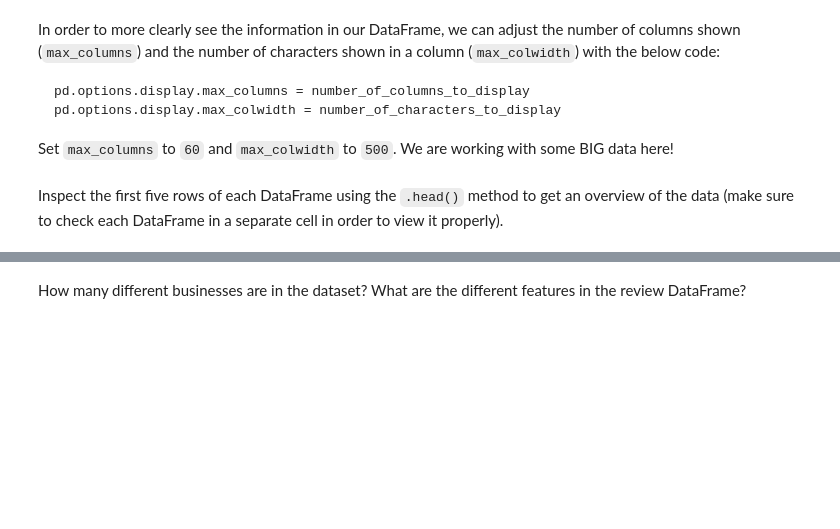
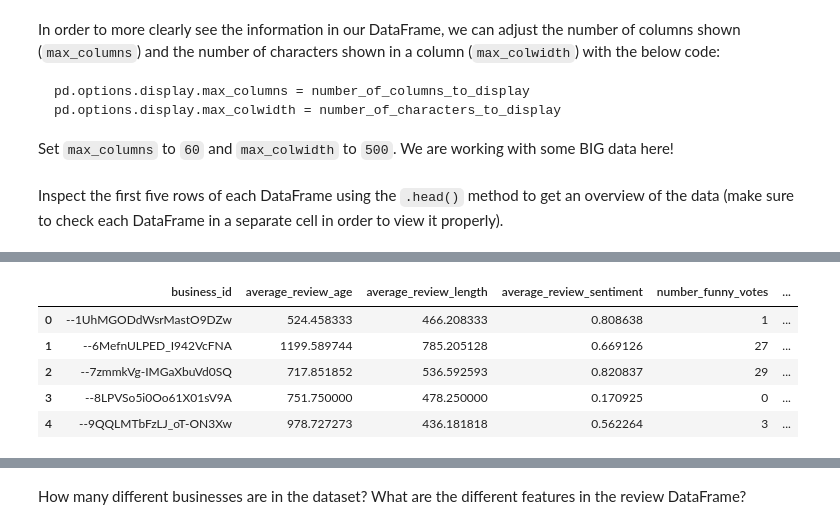
Before and after one commit to LenSin3/yelp_regression_project, a Jupyter notebook: yelp_regression.ipynb, the cells around one changed output, grey strips where cells are left out. Cells and saved outputs as stored; diff of their text form; code cells hidden in the pictures; blank space fills up the shorter version.

```diff
--- a/yelp_regression.ipynb
+++ b/yelp_regression.ipynb
@@ -54,0 +65,9 @@ Inspect the first five rows of each DataFrame using the `.head()` method to get
+# %%
+reviews.head()
+# %% [output]
+|  | business_id | average_review_age | average_review_length | average_review_sentiment | number_funny_votes | ... |
+| 0 | --1UhMGODdWsrMastO9DZw | 524.458333 | 466.208333 | 0.808638 | 1 | ... |
+| 1 | --6MefnULPED_I942VcFNA | 1199.589744 | 785.205128 | 0.669126 | 27 | ... |
+| 2 | --7zmmkVg-IMGaXbuVd0SQ | 717.851852 | 536.592593 | 0.820837 | 29 | ... |
+| 3 | --8LPVSo5i0Oo61X01sV9A | 751.750000 | 478.250000 | 0.170925 | 0 | ... |
+| 4 | --9QQLMTbFzLJ_oT-ON3Xw | 978.727273 | 436.181818 | 0.562264 | 3 | ... |
```
Also changed, not shown: parts of 11 cells of this notebook.
